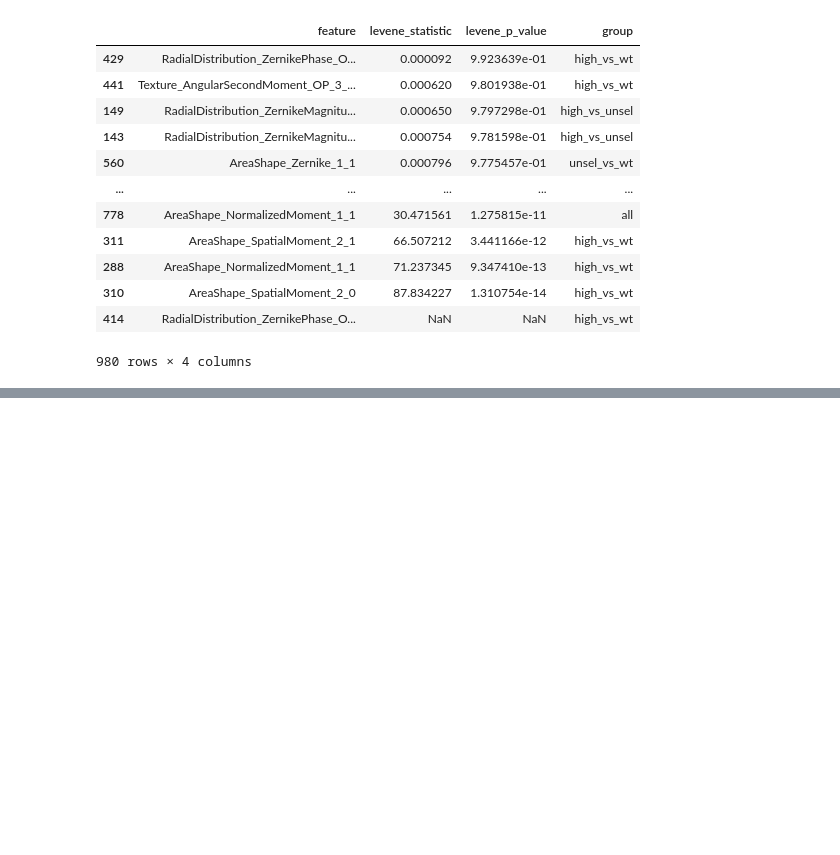
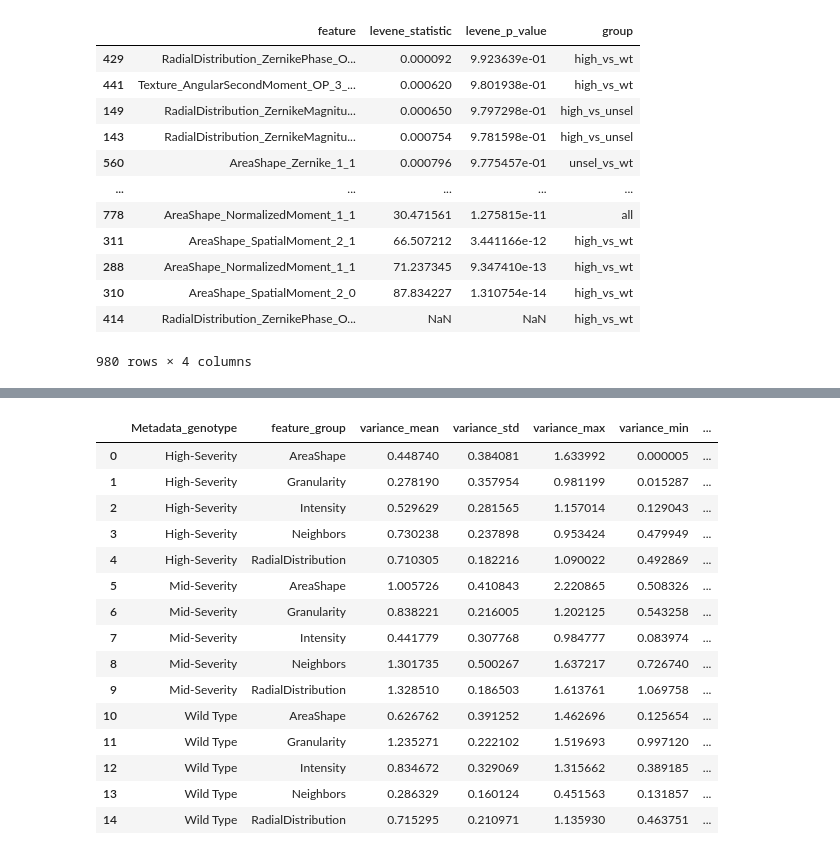
Before and after one commit to MikeLippincott/Nichols_Lab_Collaboration, a Jupyter notebook: 6.analyze_features/notebooks/1.anova.ipynb, the cells around one changed output, grey strips where cells are left out. Cells and saved outputs as stored; diff of their text form; code cells hidden in the pictures; blank space fills up the shorter version.

```diff
--- a/6.analyze_features/notebooks/1.anova.ipynb
+++ b/6.analyze_features/notebooks/1.anova.ipynb
@@ -191,0 +351,57 @@ levene_test_results_df.to_csv(levene_test_results_path)
+# %%
+# get the variance for each feature group
+# var_df = features_long_df.drop(columns=["feature", "measurement", "parameter1", "parameter2"])
+var_df = features_long_df.groupby(["Metadata_genotype", "feature"]).var().reset_index()
+var_df.head()
+# change the value column name to variance
+var_df.rename(columns={"value": "variance"}, inplace=True)
+# %%
+var_df[["feature_group", "measurement", "parameter1", "parameter2"]] = var_df[
+    "feature"
+].str.split("_", expand=True)
+
+# Replace the Metadata_genotype with the actual genotype name
+var_df["Metadata_genotype"] = var_df["Metadata_genotype"].replace(
+    {"high": "High-Severity", "unsel": "Mid-Severity", "wt": "Wild Type"}
+)
+var_df
+var_df = var_df.drop(columns=["feature", "measurement", "parameter1", "parameter2"])
+var_df
+# save the variance results
+var_path = pathlib.Path(out_dir / "variance_results_feature_types.csv")
+var_df.to_csv(var_path, index=False)
+# %%
+# get the mean and stdev for each feature group's variance
+var_df = (
+    var_df.groupby(["Metadata_genotype", "feature_group"])
+    .agg(["mean", "std", "max", "min", "count"])
+    .reset_index()
+)
+# ungroup the columns
+var_df.columns = ["_".join(col).strip() for col in var_df.columns.values]
+# rename the Metadata_genotype_ column and the feature_group_ column
+var_df.rename(
+    columns={
+        "Metadata_genotype_": "Metadata_genotype",
+        "feature_group_": "feature_group",
+    },
+    inplace=True,
+)
+var_df
+# %% [output]
+|  | Metadata_genotype | feature_group | variance_mean | variance_std | variance_max | variance_min | ... |
+| 0 | High-Severity | AreaShape | 0.448740 | 0.384081 | 1.633992 | 0.000005 | ... |
+| 1 | High-Severity | Granularity | 0.278190 | 0.357954 | 0.981199 | 0.015287 | ... |
+| 2 | High-Severity | Intensity | 0.529629 | 0.281565 | 1.157014 | 0.129043 | ... |
+| 3 | High-Severity | Neighbors | 0.730238 | 0.237898 | 0.953424 | 0.479949 | ... |
+| 4 | High-Severity | RadialDistribution | 0.710305 | 0.182216 | 1.090022 | 0.492869 | ... |
+| 5 | Mid-Severity | AreaShape | 1.005726 | 0.410843 | 2.220865 | 0.508326 | ... |
+| 6 | Mid-Severity | Granularity | 0.838221 | 0.216005 | 1.202125 | 0.543258 | ... |
+| 7 | Mid-Severity | Intensity | 0.441779 | 0.307768 | 0.984777 | 0.083974 | ... |
+| 8 | Mid-Severity | Neighbors | 1.301735 | 0.500267 | 1.637217 | 0.726740 | ... |
+| 9 | Mid-Severity | RadialDistribution | 1.328510 | 0.186503 | 1.613761 | 1.069758 | ... |
+| 10 | Wild Type | AreaShape | 0.626762 | 0.391252 | 1.462696 | 0.125654 | ... |
+| 11 | Wild Type | Granularity | 1.235271 | 0.222102 | 1.519693 | 0.997120 | ... |
+| 12 | Wild Type | Intensity | 0.834672 | 0.329069 | 1.315662 | 0.389185 | ... |
+| 13 | Wild Type | Neighbors | 0.286329 | 0.160124 | 0.451563 | 0.131857 | ... |
+| 14 | Wild Type | RadialDistribution | 0.715295 | 0.210971 | 1.135930 | 0.463751 | ... |
```
Also changed, not shown: parts of 6 cells of this notebook, 8 other files.
